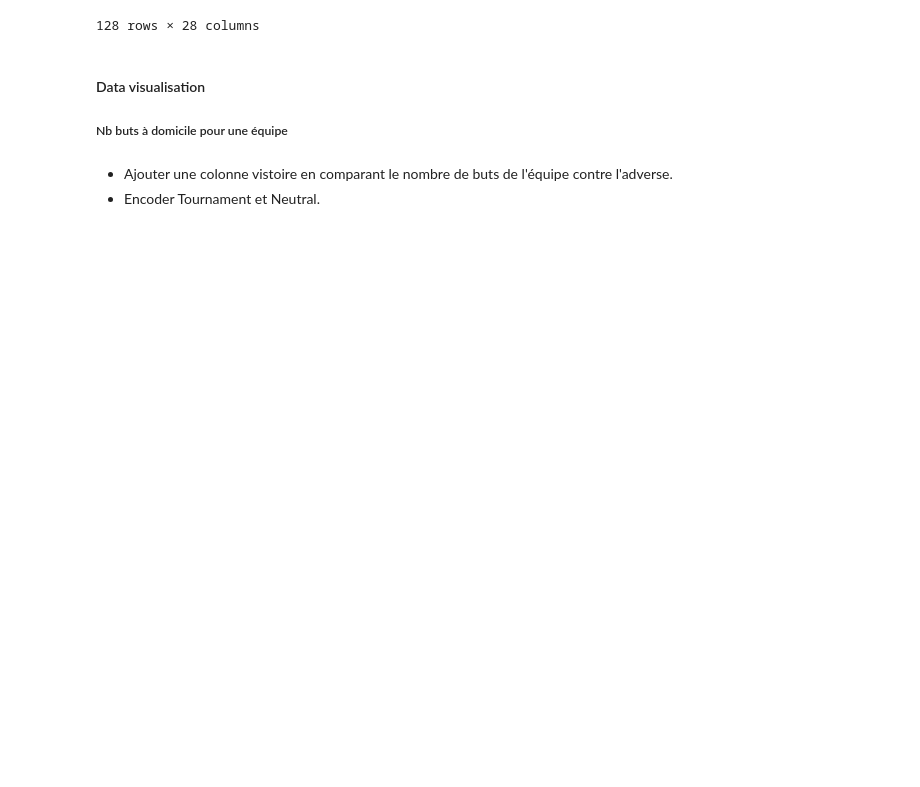
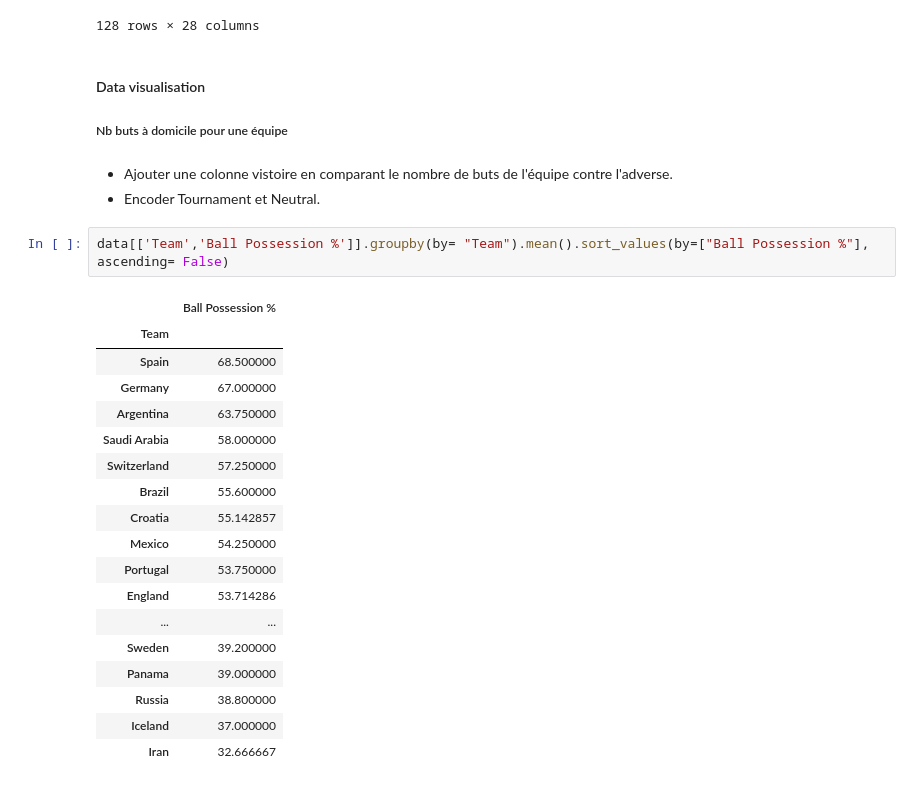
Before and after one commit to benjamin-benoit/footballPredict, a Jupyter notebook: Untitled.ipynb, the cells around one changed output. Cells and saved outputs as stored; diff of their text form; blank space fills up the shorter version.

Commit message:
group by possession

```diff
--- a/Untitled.ipynb
+++ b/Untitled.ipynb
@@ -159,3 +164,24 @@ data.sort_values(["Result"],
 # %% [markdown]
 - Ajouter une colonne vistoire en comparant le nombre de buts de l'équipe contre l'adverse.
 - Encoder Tournament et Neutral.
+# %%
+data[['Team','Ball Possession %']].groupby(by= "Team").mean().sort_values(by=["Ball Possession %"], ascending= False)
+# %% [output]
+|  | Ball Possession % |
+| Team |  |
+| Spain | 68.500000 |
+| Germany | 67.000000 |
+| Argentina | 63.750000 |
+| Saudi Arabia | 58.000000 |
+| Switzerland | 57.250000 |
+| Brazil | 55.600000 |
+| Croatia | 55.142857 |
+| Mexico | 54.250000 |
+| Portugal | 53.750000 |
+| England | 53.714286 |
+| ... | ... |
+| Sweden | 39.200000 |
+| Panama | 39.000000 |
+| Russia | 38.800000 |
+| Iceland | 37.000000 |
+| Iran | 32.666667 |
```
Also changed, not shown: parts of 2 cells of this notebook.
